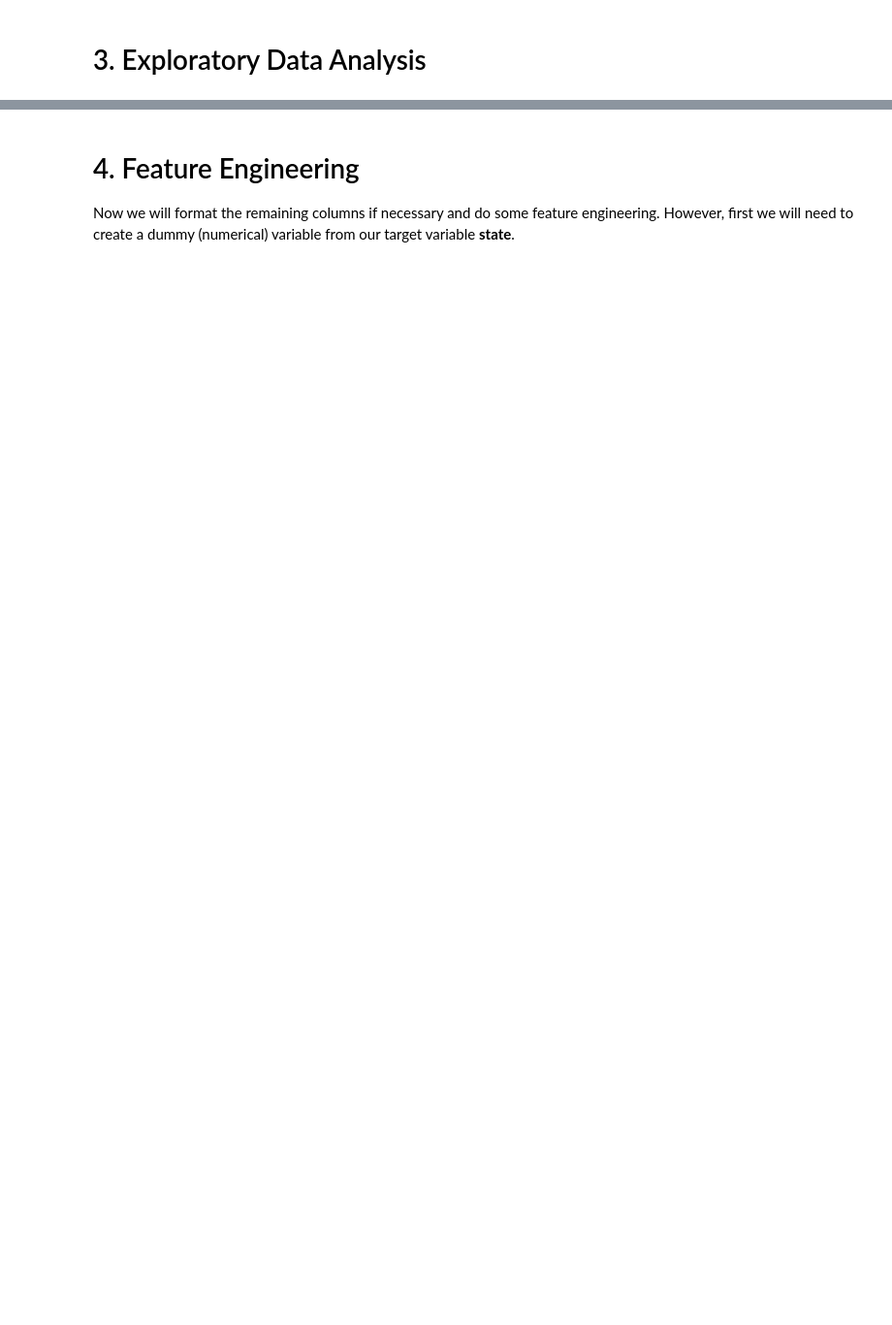
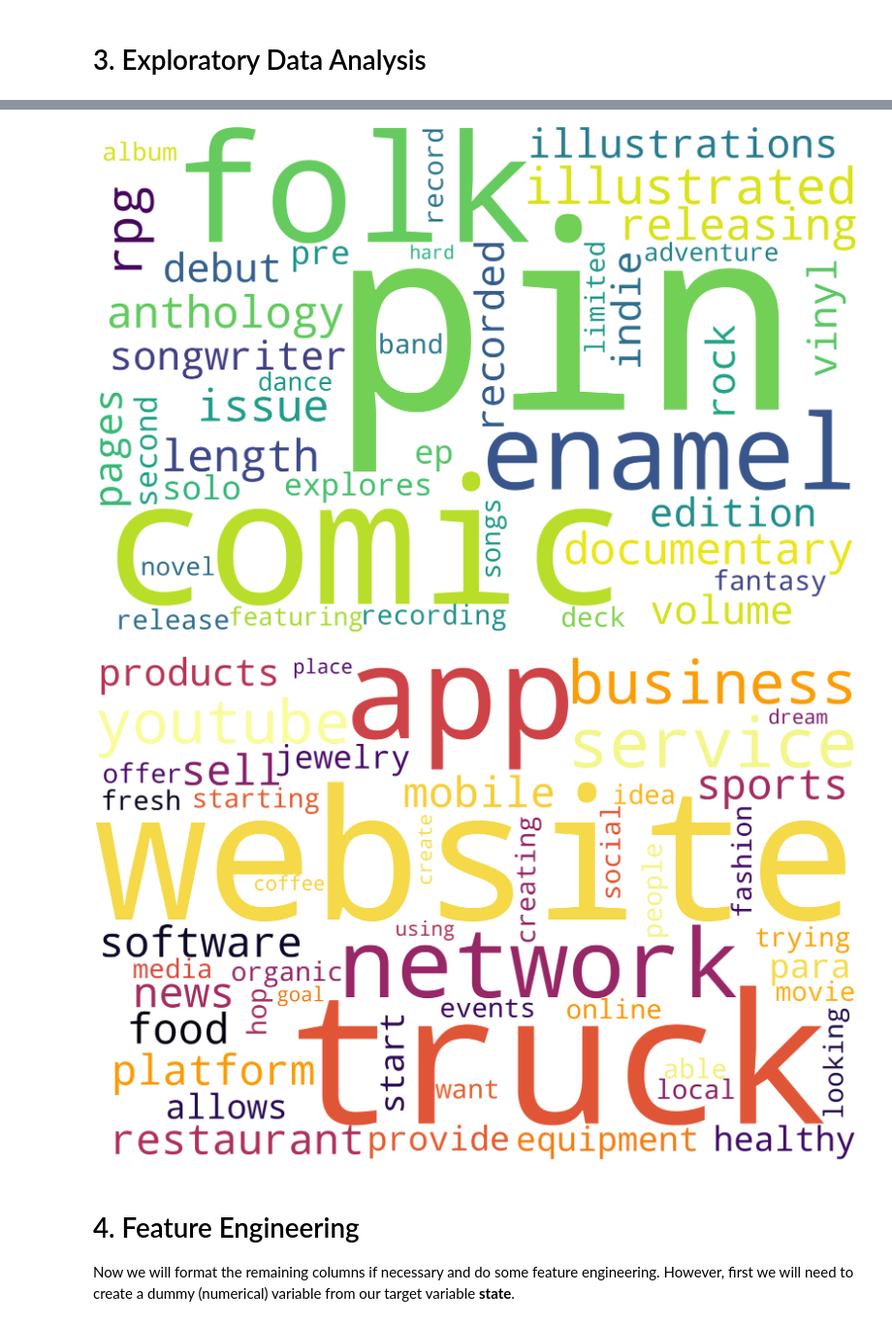
Before and after one commit to ho-ya/Kickstarter_Success_Prediction, a Jupyter notebook: Notebook_Kickstarter_prediction.ipynb, the cells around one changed output, grey strips where cells are left out. Shown at 97% size. Cells and saved outputs as stored; diff of their text form; code cells hidden in the pictures; blank space fills up the shorter version.

```diff
--- a/Notebook_Kickstarter_prediction.ipynb
+++ b/Notebook_Kickstarter_prediction.ipynb
@@ -174,3 +398,39 @@ memory usage: 14.3+ MB
+# %%
+success_weights = likelihood_df_success.successful.sort_values(ascending=False)[:50].round(2).apply(lambda x: int(x*3))
+success_words = likelihood_df_success.successful.sort_values(ascending=False)[:50].index
+fail_weights = likelihood_df_fail.successful.sort_values(ascending=True)[:50].round(2).apply(lambda x: int(x*-3))
+fail_words = likelihood_df_fail.successful.sort_values(ascending=True)[:50].index
+success_pseudotext = ' '.join(sum([[s] * n for s, n in zip(success_words, success_weights)], []))
+fail_pseudotext = ' '.join(sum([[s] * n for s, n in zip(fail_words, fail_weights)], []))
+# Define a function to plot word cloud
+def plot_cloud(wordcloud):
+    # Set figure size
+    plt.figure(figsize=(40, 30))
+    # Display image
+    plt.imshow(wordcloud)
+    # No axis details
+    plt.axis("off");
+# %%
+from wordcloud import WordCloud, STOPWORDS, ImageColorGenerator
+
+# Generate sucess word cloud
+wordcloud = WordCloud(width = 3000, height = 2000, random_state=1, background_color="rgba(255, 255, 255, 0)", mode="RGBA", colormap='viridis', collocations=False, min_font_size=40).generate(success_pseudotext)
+# plot and save
+plot_cloud(wordcloud)
+wordcloud.to_file('images/Wordcloud_Success.png');
+
+
+# Generate fail word cloud
+wordcloud = WordCloud(width = 3000, height = 2000, random_state=1,
+                     background_color="rgba(255, 255, 255, 0)", mode="RGBA", colormap='inferno_r',
+                     collocations=False, min_font_size=40
+                     ).generate(fail_pseudotext)
+#Plot and save
+plot_cloud(wordcloud)
+wordcloud.to_file('images/Wordcloud_Fail.png');
+# %% [output]
+[figure, added]
+[figure, added]
 # %% [markdown]
 # 4. Feature Engineering
 
```
Also changed, not shown: parts of 63 cells of this notebook.
